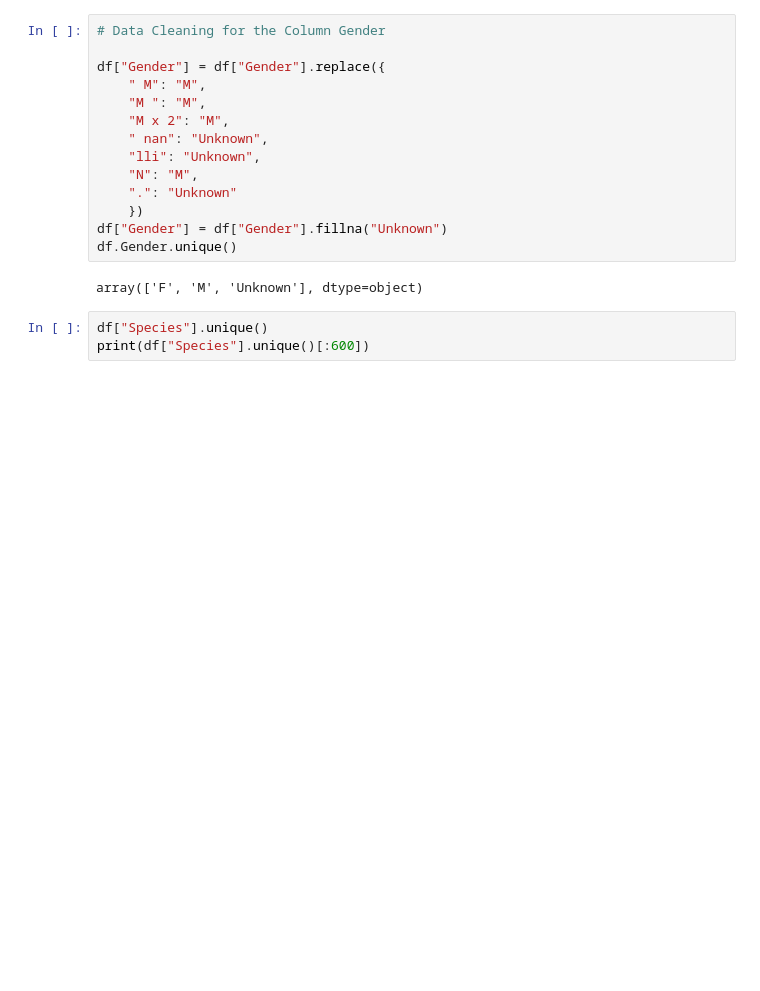
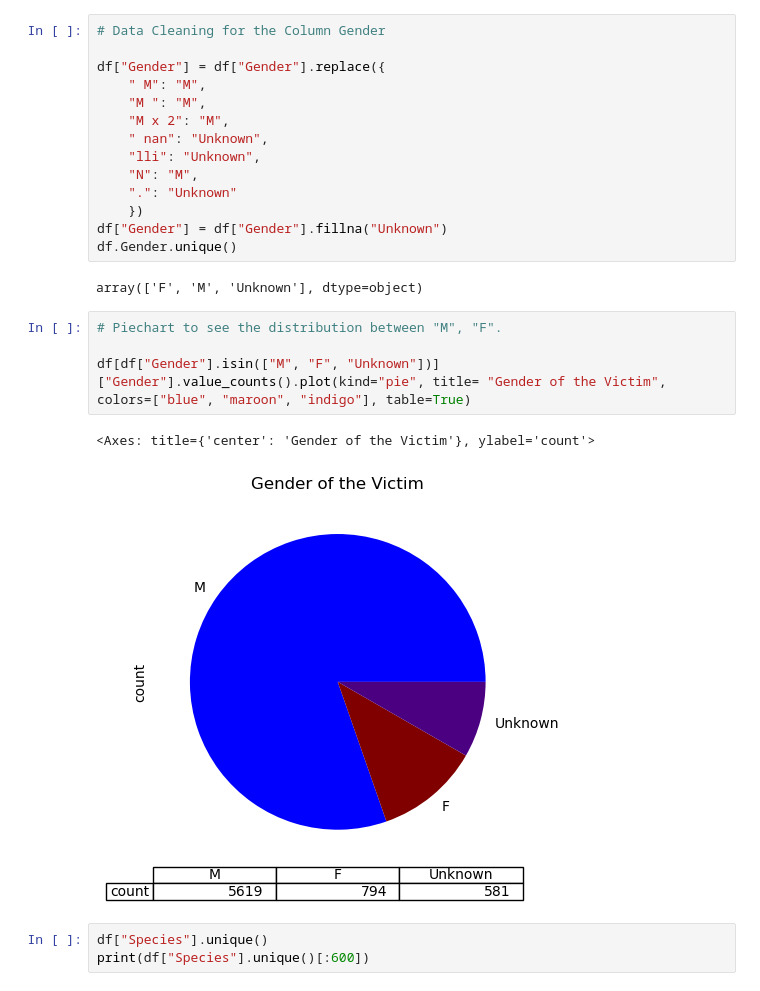
Before and after one commit to SheryllD/shark_attacks_project, a Jupyter notebook: Shark_Tale_Main.ipynb, the cells around one changed output. Saved outputs shown, nothing was run; the diff lists cells and outputs as text; blank space fills up the shorter version.

Commit message:
refined gender

```diff
--- a/Shark_Tale_Main.ipynb
+++ b/Shark_Tale_Main.ipynb
@@ -340,6 +342,13 @@ df["Gender"] = df["Gender"].fillna("Unknown")
 df.Gender.unique()
 # %% [output]
 array(['F', 'M', 'Unknown'], dtype=object)
+# %%
+# Piechart to see the distribution between "M", "F".
+
+df[df["Gender"].isin(["M", "F", "Unknown"])]["Gender"].value_counts().plot(kind="pie", title= "Gender of the Victim", colors=["blue", "maroon", "indigo"], table=True)
+# %% [output]
+<Axes: title={'center': 'Gender of the Victim'}, ylabel='count'>
+[figure, added]
 # %%
 df["Species"].unique()
 print(df["Species"].unique()[:600])
```
Also changed, not shown: parts of 4 cells of this notebook.
